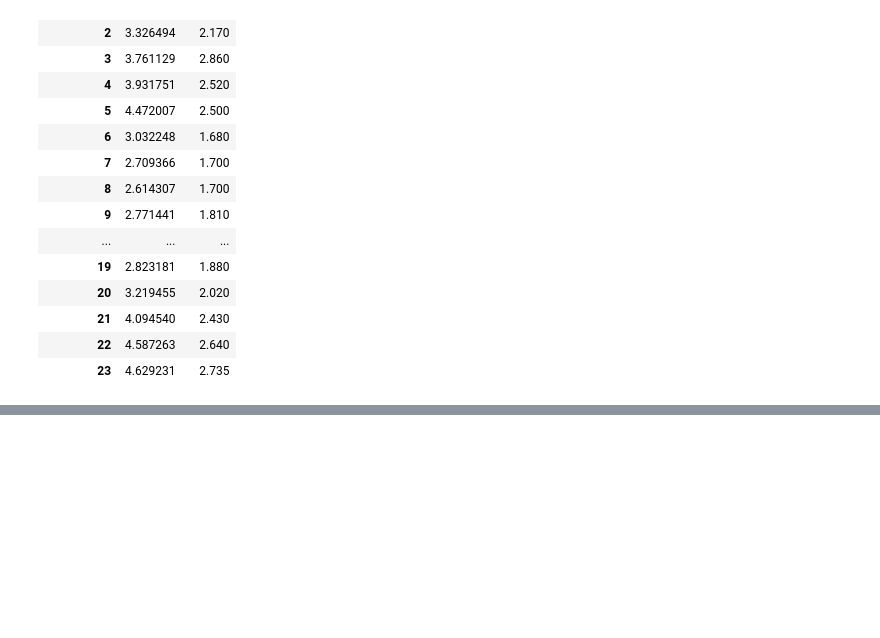
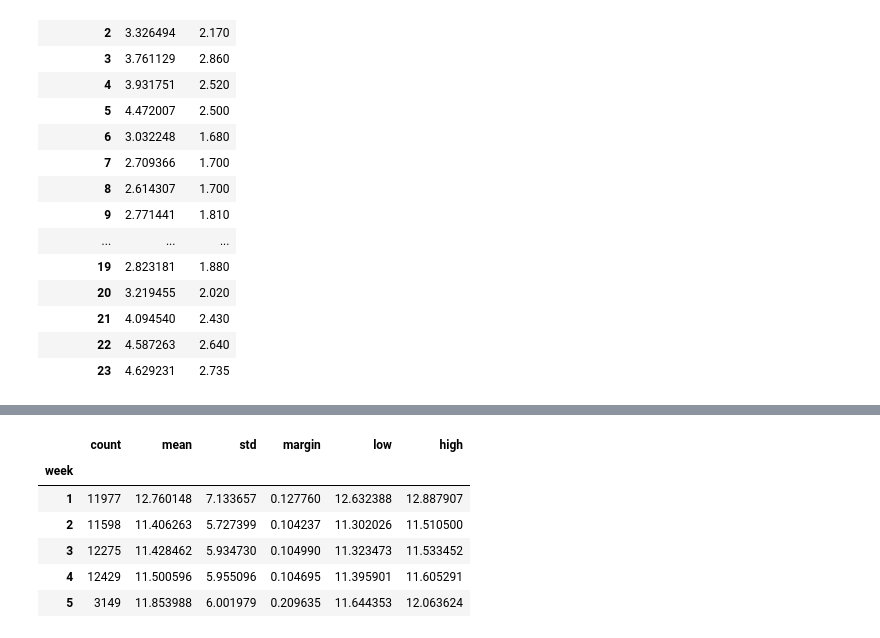
Before and after one commit to ryansapp1206/CS-427, a Jupyter notebook: project 2/project2.ipynb, the cells around one changed output, grey strips where cells are left out. Cells and saved outputs as stored; diff of their text form; code cells hidden in the pictures; blank space fills up the shorter version.

```diff
--- a/project 2/project2.ipynb
+++ b/project 2/project2.ipynb
@@ -87,0 +256,14 @@ trips[trips["trip_distance"] < 100].groupby("pickup_hour").trip_distance.agg(["m
+# %%
+weekly = speed.groupby("week").speed_mph.agg(["count", "mean", "std"])
+weekly["margin"] = 1.96 * weekly["std"] / weekly["count"] ** 0.5
+weekly["low"] = weekly["mean"] - weekly["margin"]
+weekly["high"] = weekly["mean"] + weekly["margin"]
+weekly
+# %% [output]
+|  | count | mean | std | margin | low | high |
+| week |  |  |  |  |  |  |
+| 1 | 11977 | 12.760148 | 7.133657 | 0.127760 | 12.632388 | 12.887907 |
+| 2 | 11598 | 11.406263 | 5.727399 | 0.104237 | 11.302026 | 11.510500 |
+| 3 | 12275 | 11.428462 | 5.934730 | 0.104990 | 11.323473 | 11.533452 |
+| 4 | 12429 | 11.500596 | 5.955096 | 0.104695 | 11.395901 | 11.605291 |
+| 5 | 3149 | 11.853988 | 6.001979 | 0.209635 | 11.644353 | 12.063624 |
```
Also changed, not shown: parts of 24 cells of this notebook.
